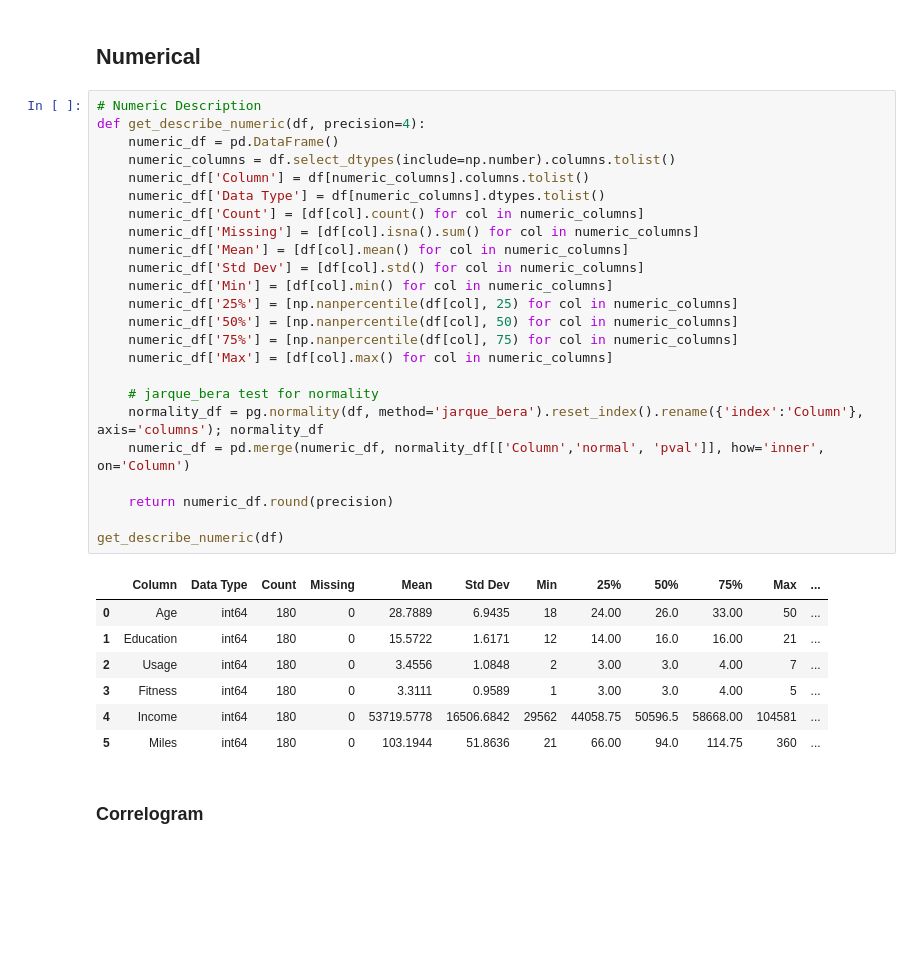
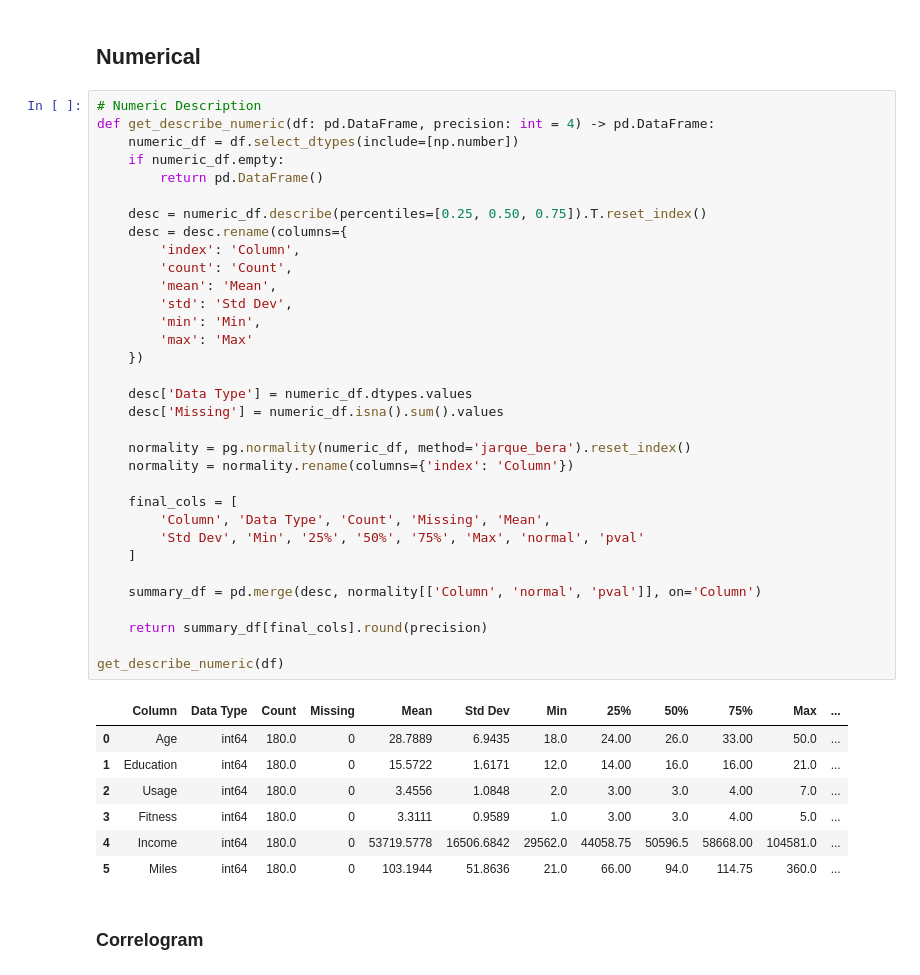
Before and after one commit to PuzzleShuffler/AeroFit, a Jupyter notebook: aerofit.ipynb, the cells around one changed output. Drawn from its saved outputs; the diff is of its cells as text; blank space fills up the shorter version.

```diff
--- a/aerofit.ipynb
+++ b/aerofit.ipynb
@@ -132,38 +143,47 @@ df_describe_categorical(df)
 | 2 | MaritalStatus | str | 180 | 0 | 2 | Partnered | 107 | ... |
 # %% [markdown]
 ## Numerical
-# %%
-# Numeric Description
-def get_describe_numeric(df, precision=4):
-    numeric_df = pd.DataFrame()
-    numeric_columns = df.select_dtypes(include=np.number).columns.tolist()
-    numeric_df['Column'] = df[numeric_columns].columns.tolist()
-    numeric_df['Data Type'] = df[numeric_columns].dtypes.tolist()
-    numeric_df['Count'] = [df[col].count() for col in numeric_columns]
-    numeric_df['Missing'] = [df[col].isna().sum() for col in numeric_columns]
-    numeric_df['Mean'] = [df[col].mean() for col in numeric_columns]
-    numeric_df['Std Dev'] = [df[col].std() for col in numeric_columns]
-    numeric_df['Min'] = [df[col].min() for col in numeric_columns]
-    numeric_df['25%'] = [np.nanpercentile(df[col], 25) for col in numeric_columns]
-    numeric_df['50%'] = [np.nanpercentile(df[col], 50) for col in numeric_columns]
-    numeric_df['75%'] = [np.nanpercentile(df[col], 75) for col in numeric_columns]
-    numeric_df['Max'] = [df[col].max() for col in numeric_columns]
-
-    # jarque_bera test for normality
-    normality_df = pg.normality(df, method='jarque_bera').reset_index().rename({'index':'Column'}, axis='columns'); normality_df
-    numeric_df = pd.merge(numeric_df, normality_df[['Column','normal', 'pval']], how='inner', on='Column')
-
-    return numeric_df.round(precision)
-
-get_describe_numeric(df)
-# %% [output]
-|  | Column | Data Type | Count | Missing | Mean | Std Dev | Min | 25% | 50% | 75% | Max | ... |
-| 0 | Age | int64 | 180 | 0 | 28.7889 | 6.9435 | 18 | 24.00 | 26.0 | 33.00 | 50 | ... |
-| 1 | Education | int64 | 180 | 0 | 15.5722 | 1.6171 | 12 | 14.00 | 16.0 | 16.00 | 21 | ... |
-| 2 | Usage | int64 | 180 | 0 | 3.4556 | 1.0848 | 2 | 3.00 | 3.0 | 4.00 | 7 | ... |
-| 3 | Fitness | int64 | 180 | 0 | 3.3111 | 0.9589 | 1 | 3.00 | 3.0 | 4.00 | 5 | ... |
-| 4 | Income | int64 | 180 | 0 | 53719.5778 | 16506.6842 | 29562 | 44058.75 | 50596.5 | 58668.00 | 104581 | ... |
-| 5 | Miles | int64 | 180 | 0 | 103.1944 | 51.8636 | 21 | 66.00 | 94.0 | 114.75 | 360 | ... |
+# %%
+# Numeric Description
+def get_describe_numeric(df: pd.DataFrame, precision: int = 4) -> pd.DataFrame:
+    numeric_df = df.select_dtypes(include=[np.number])
+    if numeric_df.empty:
+        return pd.DataFrame()
+
+    desc = numeric_df.describe(percentiles=[0.25, 0.50, 0.75]).T.reset_index()
+    desc = desc.rename(columns={
+        'index': 'Column',
+        'count': 'Count',
+        'mean': 'Mean',
+        'std': 'Std Dev',
+        'min': 'Min',
+        'max': 'Max'
+    })
+
+    desc['Data Type'] = numeric_df.dtypes.values
+    desc['Missing'] = numeric_df.isna().sum().values
+
+    normality = pg.normality(numeric_df, method='jarque_bera').reset_index()
+    normality = normality.rename(columns={'index': 'Column'})
+
+    final_cols = [
+        'Column', 'Data Type', 'Count', 'Missing', 'Mean',
+        'Std Dev', 'Min', '25%', '50%', '75%', 'Max', 'normal', 'pval'
+    ]
+
+    summary_df = pd.merge(desc, normality[['Column', 'normal', 'pval']], on='Column')
+
+    return summary_df[final_cols].round(precision)
+
+get_describe_numeric(df)
+# %% [output]
+|  | Column | Data Type | Count | Missing | Mean | Std Dev | Min | 25% | 50% | 75% | Max | ... |
+| 0 | Age | int64 | 180.0 | 0 | 28.7889 | 6.9435 | 18.0 | 24.00 | 26.0 | 33.00 | 50.0 | ... |
+| 1 | Education | int64 | 180.0 | 0 | 15.5722 | 1.6171 | 12.0 | 14.00 | 16.0 | 16.00 | 21.0 | ... |
+| 2 | Usage | int64 | 180.0 | 0 | 3.4556 | 1.0848 | 2.0 | 3.00 | 3.0 | 4.00 | 7.0 | ... |
+| 3 | Fitness | int64 | 180.0 | 0 | 3.3111 | 0.9589 | 1.0 | 3.00 | 3.0 | 4.00 | 5.0 | ... |
+| 4 | Income | int64 | 180.0 | 0 | 53719.5778 | 16506.6842 | 29562.0 | 44058.75 | 50596.5 | 58668.00 | 104581.0 | ... |
+| 5 | Miles | int64 | 180.0 | 0 | 103.1944 | 51.8636 | 21.0 | 66.00 | 94.0 | 114.75 | 360.0 | ... |
 # %% [markdown]
 ### Correlogram
 # %%
```
Also changed, not shown: parts of 20 cells of this notebook, 1 other file.
